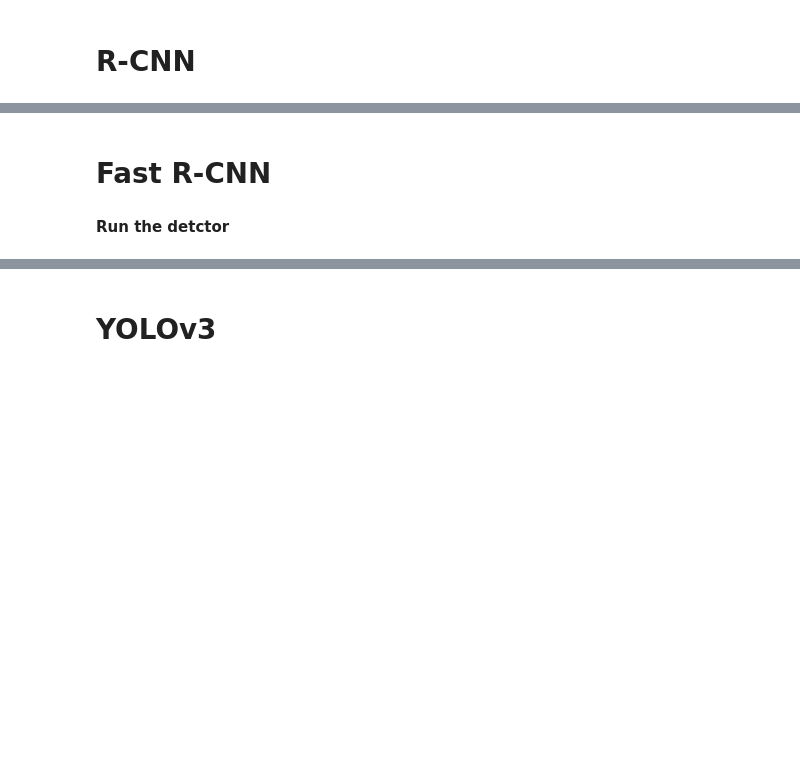
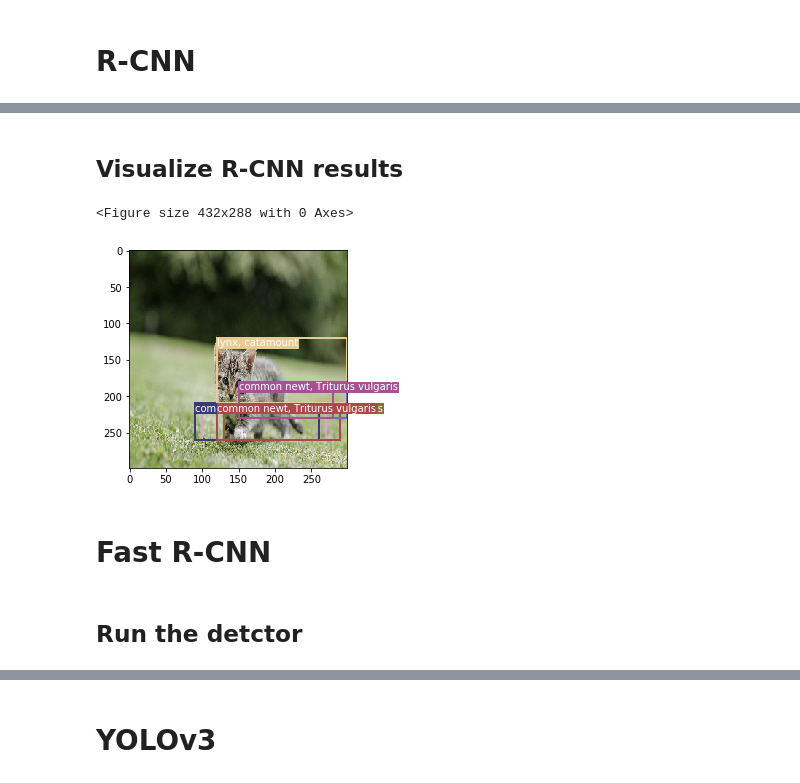
Before and after one commit to heshameraqi/object-detection-dl-workshop, a Jupyter notebook: Object_Detection_with_Deep_Learning.ipynb, the cells around one changed output, grey strips where cells are left out. Cells and saved outputs as stored; diff of their text form; code cells hidden in the pictures; blank space fills up the shorter version.

```diff
--- a/Object_Detection_with_Deep_Learning.ipynb
+++ b/Object_Detection_with_Deep_Learning.ipynb
@@ -99,5 +258,38 @@ for s_h in tqdm(range(detector_window_min_size, detector_window_max_size, detect
+# %% [markdown]
+## Visualize R-CNN results
+# %%
+# Sort predictions
+sort_idx = (-np.array(confidences)).argsort()
+confidences = [confidences[i] for i in sort_idx]
+location_size = [location_size[i] for i in sort_idx]
+winner_classes_idx = [winner_classes_idx[i] for i in sort_idx]
+
+plt.figure()
+fig, ax = plt.subplots(1)
+ax.imshow(img_rgb)
+
+# Bounding-box colors (at most visualize 20 objects)
+nbrObjects = min([len(confidences), 10])
+cmap = plt.get_cmap("tab20b")
+colors = [cmap(i) for i in np.linspace(0, 1, nbrObjects)]
+bbox_colors = random.sample(colors, nbrObjects)
+for i in range(nbrObjects):
+  if confidences[i] <= 0.85:
+    break
+  [h, w, height_to, width_to] = location_size[i]
+  box_w = width_to - w
+  box_h = height_to - h
+  # Create and add the bbox to the plot
+  ax.add_patch(patches.Rectangle((w, h), box_w, box_h, linewidth=2, edgecolor=bbox_colors[i], facecolor="none"))
+  # Add label
+  plt.text(w, h, s=classes_dict[winner_classes_idx[i]], color="white", verticalalignment="top", bbox={"color": bbox_colors[i], "pad": 0})
+
+plt.show()
+# %% [output]
+<Figure size 432x288 with 0 Axes>
+[figure, added]
 # %% [markdown]
 # Fast R-CNN
 # %% [markdown]
-**Run the detctor**
+## Run the detctor
 # %%
```
Also changed, not shown: parts of 63 cells of this notebook.
